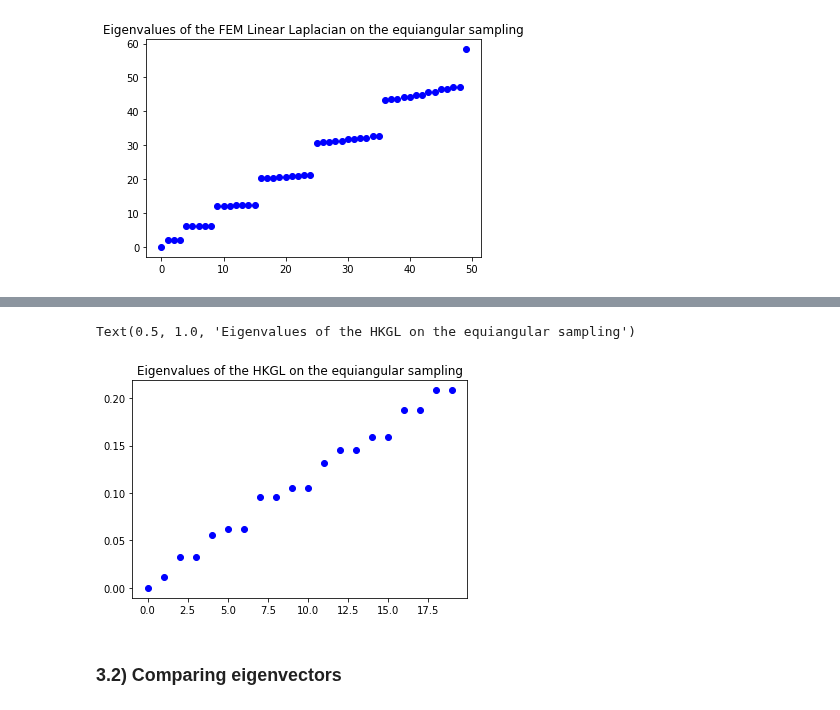
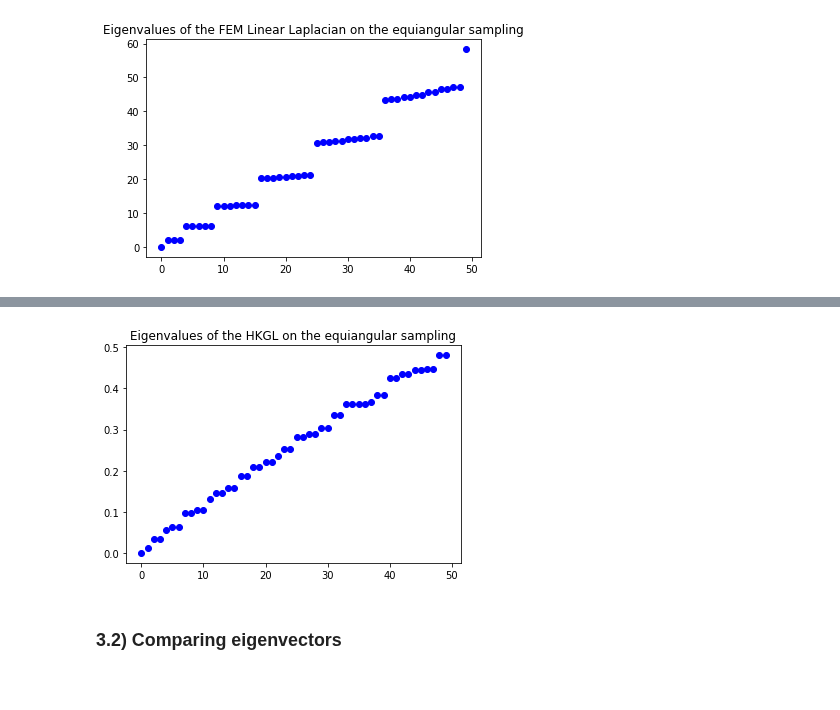
Before and after one commit to maltherd/deepsphere-fem, a Jupyter notebook: Summary.ipynb, the cells around one changed output, grey strips where cells are left out. Cells and saved outputs as stored; diff of their text form; code cells hidden in the pictures.

```diff
--- a/Summary.ipynb
+++ b/Summary.ipynb
@@ -97,7 +99,7 @@ class MyGraph(Graph):
         >>>> Graph.e   # diag(\Lambda), i.e., the eigenvalues of g.L
     """
     def __init__(self, adjacency, coords):
-        super(MyGraph, self).__init__(adjacency=adjacency, coords=coords)
+        super(MyGraph, self).__init__(adjacency, coords=coords)
 
     def _init_vtk(self):
         tri = ConvexHull(self.coords)
@@ -205,7 +207,7 @@ class FullEquiangular(MyGraph):
         distances_squared = scipy.spatial.distance.cdist(coords, coords)**2
         W = np.exp(-distances_squared/self.sigmas[bw])
         W = W-np.diag(np.diag(W))
-        super(FullEquiangular, self).__init__(adjacency=W, coords=coords)
+        super(FullEquiangular, self).__init__(W, coords=coords)
         self._init_vtk()
 
     def power_spectrum_analysis(self, harmonics=None):
@@ -433,6 +441,6 @@ plt.title("Eigenvalues of the FEM Linear Laplacian on the equiangular sampling")
 Text(0.5, 1.0, 'Eigenvalues of the FEM Linear Laplacian on the equiangular sampling')
 [figure]
 # %%
-plt.plot(sphere.e[:20], 'bo')
+plt.plot(sphere.e[:50], 'bo')
 plt.title("Eigenvalues of the HKGL on the equiangular sampling")
 # %% [output]
@@ -441,5 +448,4 @@ WARNING:pygsp.graphs.graph:The eigenvalues vector G.e is not available, we need
-Text(0.5, 1.0, 'Eigenvalues of the HKGL on the equiangular sampling')
-[figure, old version]
+[figure, new version]
 # %% [markdown]
 ### 3.2) Comparing eigenvectors
 # %%
```
Also changed, not shown: parts of 9 cells of this notebook, 2 other files.
